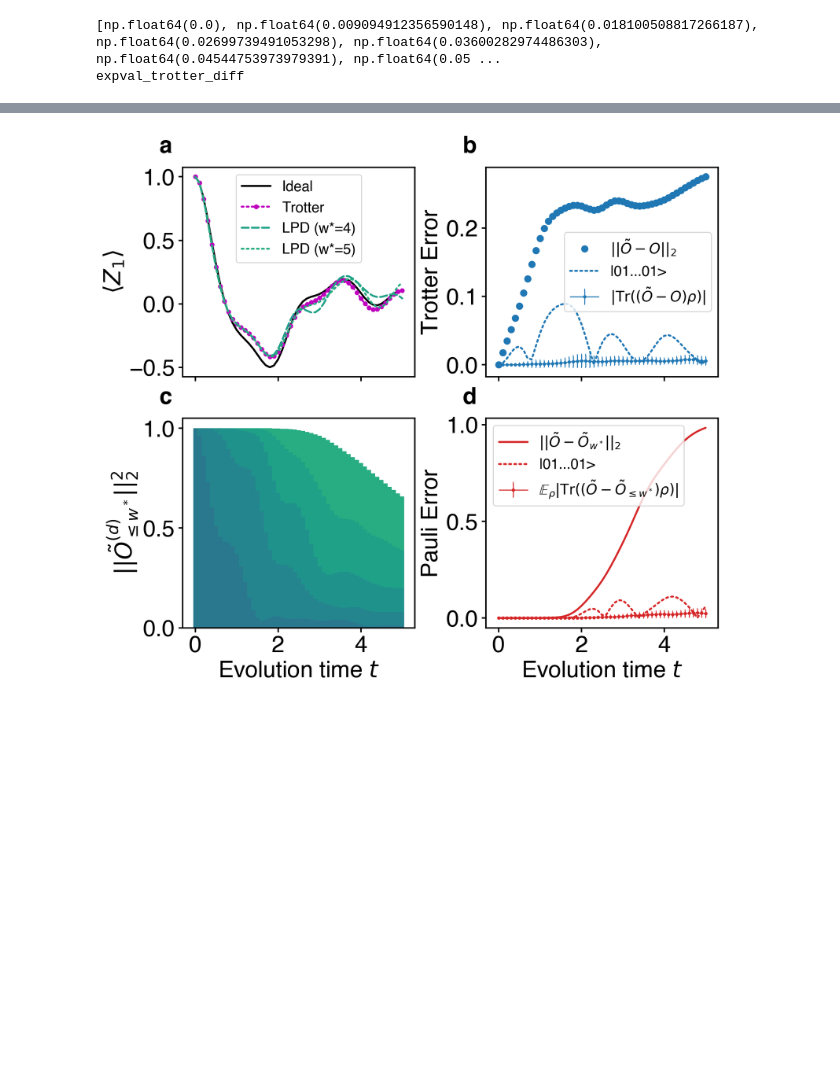
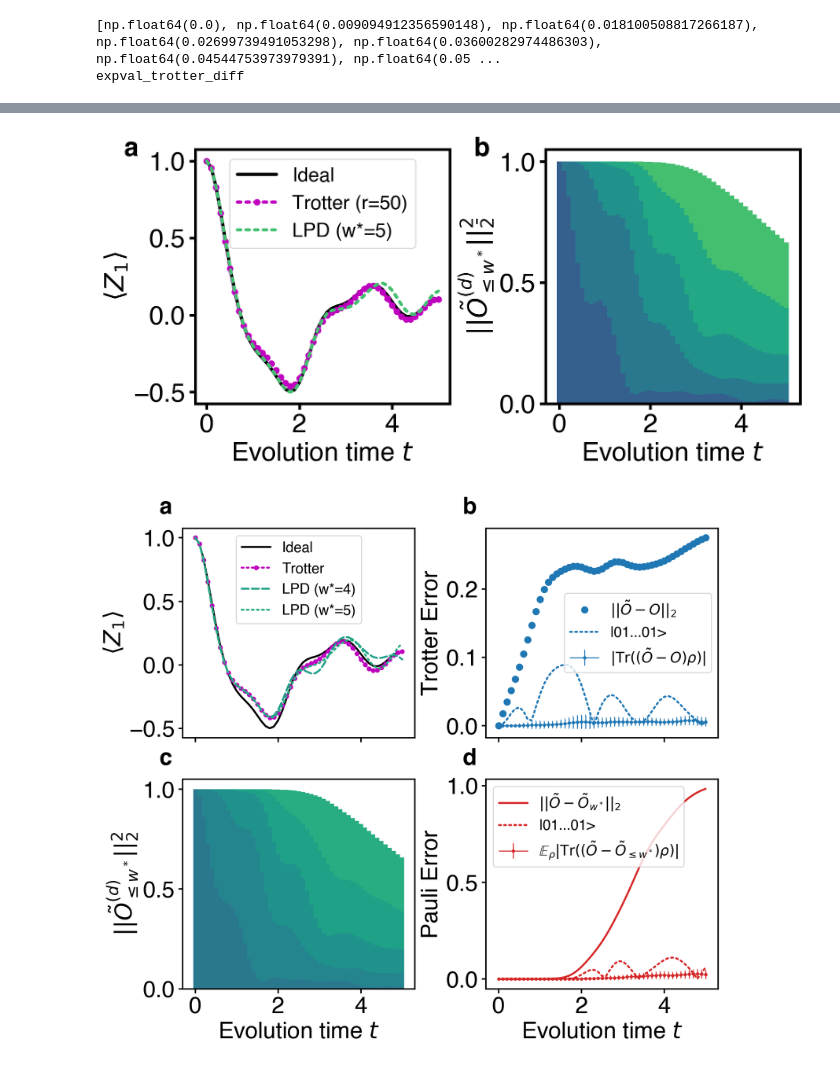
Before and after one commit to Jue-Xu/Pauli-Propagation-Hamiltonian-Expectation, a Jupyter notebook: PF2.ipynb, the cells around one changed output, grey strips where cells are left out. Saved outputs shown, nothing was run; the diff lists cells and outputs as text; code cells hidden in the pictures; blank space fills up the shorter version.

```diff
--- a/PF2.ipynb
+++ b/PF2.ipynb
@@ -184,3 +181,30 @@ fig.savefig(f'{fig_dir}/LPD_{H_model}_n={n}_t={t}_r={r}_w={w_thres}_{init_state_
+# %%
+cc = default_color_cycle
+
+t_dense_list = np.array(range(len(ideal_expvals))) * t/t_num_dense
+t_list = np.array(range(len(trott_expvals))) * dt
+colors = plt.cm.viridis(np.linspace(0.3, 1.2, n))
+
+fig, axes = plt.subplots(1, 2, figsize=(9, 4.3), layout='constrained')
+axes[0].plot(t_dense_list, ideal_expvals, '-', label='Ideal', c='k')
+axes[0].plot(t_list, trott_expvals, ':.', label=f'Trotter (r={r})', c="m", ms=6)
+axes[0].plot(t_list, res1.real, ':', label=f'LPD (w*={w_thres+1})', c=colors[w_thres])
+axes[0].set_xlabel(rf'Evolution time $t$');
+axes[0].set_ylabel(rf'$\langle Z_1 \rangle$')
+axes[0].legend(loc='upper center', fontsize=18, ncol=1)
+
+for w in range(n, 0, -1):
+    norm2_distr = [sum(norm_weight_steps[i][:w]) for i in range(len(trott_expvals))]
+    bars = axes[1].bar(t_list, norm2_distr, 0.1, color=colors[w-1], label=f'w<={w}')
+axes[1].set_ylabel(r'$||\tilde{O}_{\leq w^*}^{(d)}||_{\bar{2}}^2$')
+axes[1].set_xlabel(rf'Evolution time $t$');
+
+for ax, label in zip(axes.flatten(), ['a', 'b']):
+    ax.text(-0.28, 1.05, label, transform=ax.transAxes, fontsize=24, va='top', weight='bold')
+
+fig.savefig(f'{fig_dir}/LPD_{H_model}_n={n}_t={t}_r={r}_w={w_thres}_{init_state_str[:4]}_PF2_cum_norm.pdf', bbox_inches='tight')
+# %% [output]
+[figure, added]
 # %%
 t_dense_list = np.array(range(len(ideal_expvals))) * t/t_num_dense
 t_list = np.array(range(len(trott_expvals))) * dt
```
Also changed, not shown: parts of 3 cells of this notebook, 4 other files.
